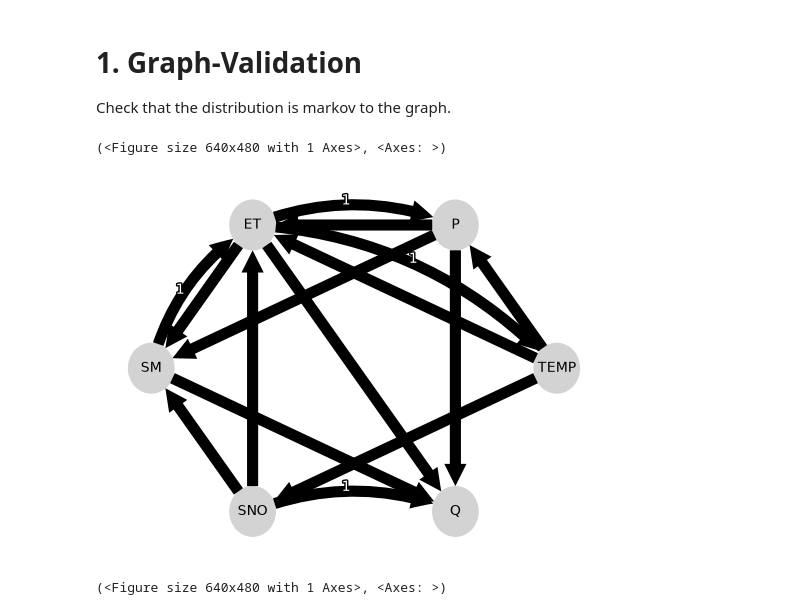
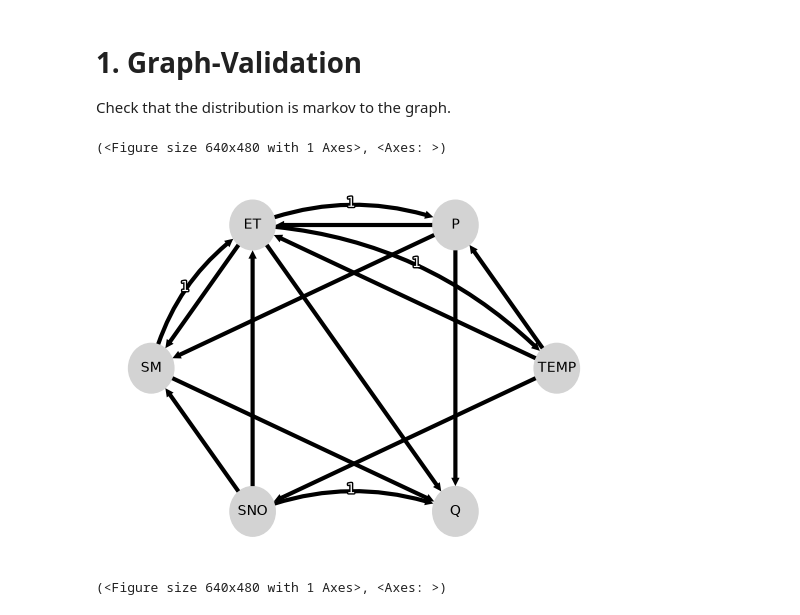
Before and after one commit to tripleUU-U/snow_causal_inference, a Jupyter notebook: code/basin_workflow.ipynb, the cells around one changed output. Saved outputs shown, nothing was run; the diff lists cells and outputs as text; code cells hidden in the pictures.

```diff
--- a/code/basin_workflow.ipynb
+++ b/code/basin_workflow.ipynb
@@ -39,7 +39,8 @@ def load_ts_df(
 # %% [markdown]
 # Data
 # %%
-lamah_ce_path = Path("/home/tripleuuu/Nextcloud/coding/causal_inference/snow_causal_inference/data/raw_data/2_LamaH-CE_daily")
+#lamah_ce_path = Path("/home/tripleuuu/Nextcloud/coding/causal_inference/snow_causal_inference/data/raw_data/2_LamaH-CE_daily")
+lamah_ce_path = Path("/home/wuhlmann/BA/data/raw_data/2_LamaH-CE_daily")
 
 climate_ts_802_path = lamah_ce_path / "B_basins_intermediate_all/2_timeseries/daily/ID_802.csv"
 q_ts_802_path = lamah_ce_path / "D_gauges/2_timeseries/daily/ID_802.csv"
@@ -147,11 +150,12 @@ graph[5, 5, 1] = "-->" # self causation
 # %%
 tp.plot_graph(
     graph=graph,
-    var_names=vars_df.columns
+    var_names=vars_df.columns,
+    arrow_linewidth=3
 )
 # %% [output]
 (<Figure size 640x480 with 1 Axes>, <Axes: >)
-[figure, old version]
+[figure, new version]
 # %%
 tp.plot_time_series_graph(graph=graph, var_names=vars_df.columns, curved_radius=0.5, arrow_linewidth=2)
 # %% [output]
```
Also changed, not shown: parts of 18 cells of this notebook.
